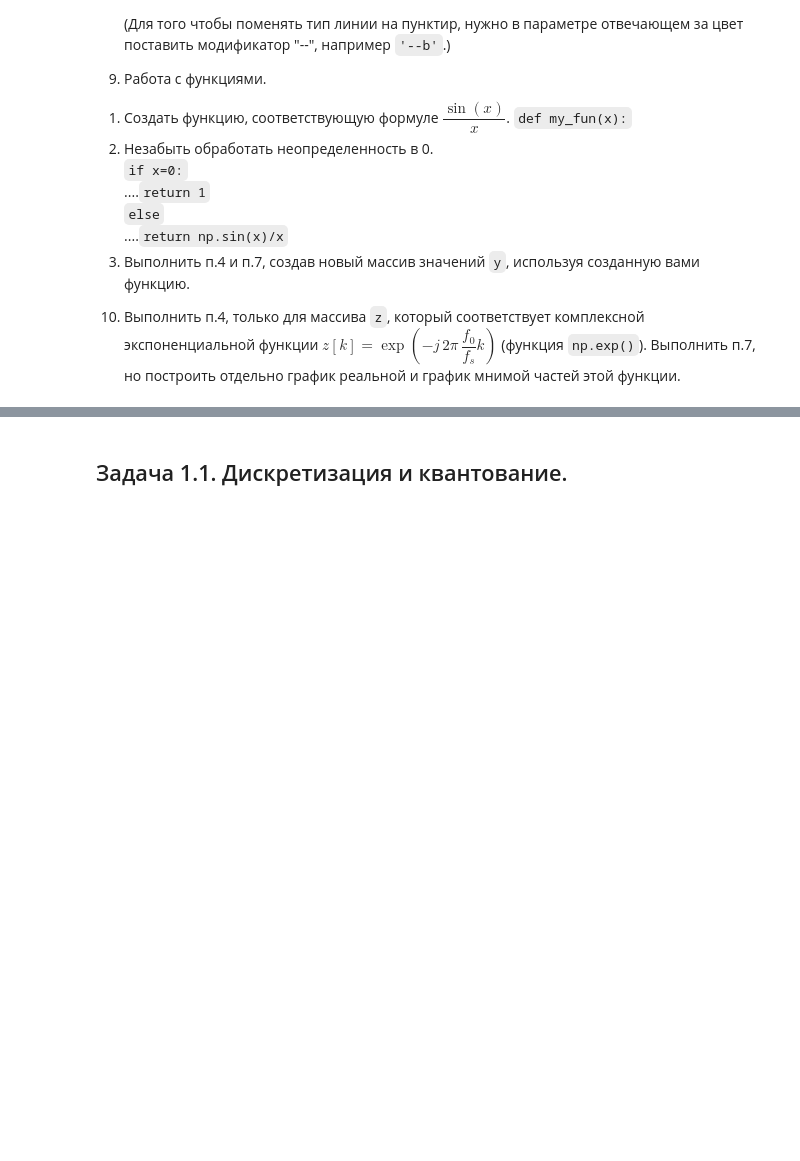
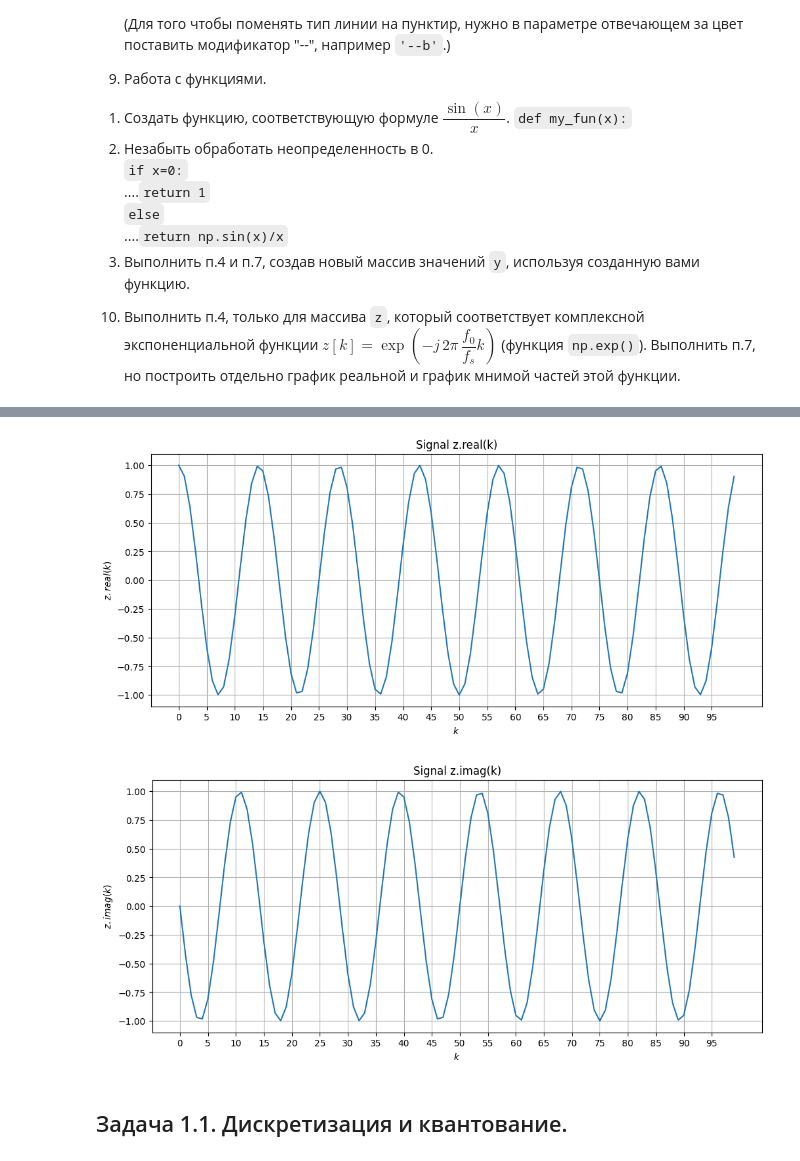
Before and after one commit to abramov-de/MIPT_RadioPhys, a Jupyter notebook: Lab1_proc.ipynb, the cells around one changed output, grey strips where cells are left out. Saved outputs shown, nothing was run; the diff lists cells and outputs as text; code cells hidden in the pictures; blank space fills up the shorter version.

```diff
--- a/Lab1_proc.ipynb
+++ b/Lab1_proc.ipynb
@@ -96,3 +204,27 @@ def fourier_transform(signal, f_band, tau, t1, t2, res_type='abs'):
+# %%
+# step 10
+
+z = np.exp(-1j*2*np.pi*0.07*k)
+plt.figure(figsize=[12, 5])
+plt.plot(k, z.real)
+plt.xlabel("$k$")
+plt.ylabel("$z.real(k)$")
+plt.xticks(ticks=np.arange(start=0, stop=z.size, step=5))
+plt.title("Signal z.real(k)")
+plt.grid()
+plt.show()
+
+plt.figure(figsize=[12, 5])
+plt.plot(k, z.imag)
+plt.xlabel("$k$")
+plt.ylabel("$z.imag(k)$")
+plt.xticks(ticks=np.arange(start=0, stop=z.size, step=5))
+plt.title("Signal z.imag(k)")
+plt.grid()
+plt.show()
+# %% [output]
+[figure, added]
+[figure, added]
 # %% [markdown]
 ## Задача 1.1. Дискретизация и квантование.
 # %% [markdown]
```
Also changed, not shown: parts of 12 cells of this notebook.
